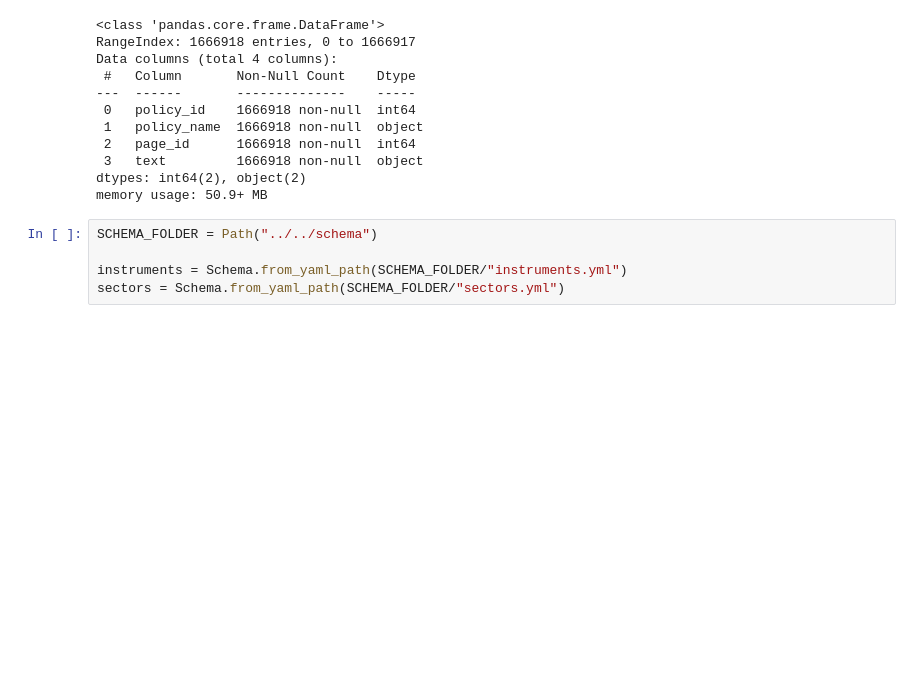
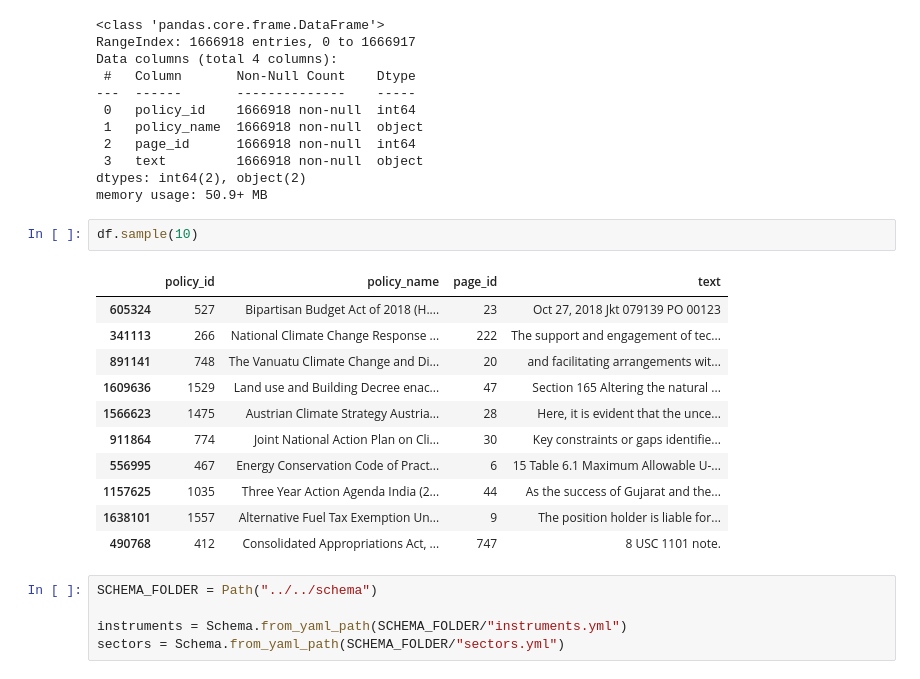
Before and after one commit to chrisaballard/policy-search, a Jupyter notebook: nbs/weak sentence classification/2021-10-04 cosine similarity between sentence vectors.ipynb, the cells around one changed output. Saved outputs shown, nothing was run; the diff lists cells and outputs as text; blank space fills up the shorter version.

```diff
--- a/nbs/weak sentence classification/2021-10-04 cosine similarity between sentence vectors.ipynb
+++ b/nbs/weak sentence classification/2021-10-04 cosine similarity between sentence vectors.ipynb
@@ -65,6 +65,20 @@ Data columns (total 4 columns):
  3   text         1666918 non-null  object
 dtypes: int64(2), object(2)
 memory usage: 50.9+ MB
+# %%
+df.sample(10)
+# %% [output]
+|  | policy_id | policy_name | page_id | text |
+| 605324 | 527 | Bipartisan Budget Act of 2018 (H.... | 23 | Oct 27, 2018 Jkt 079139 PO 00123 |
+| 341113 | 266 | National Climate Change Response ... | 222 | The support and engagement of tec... |
+| 891141 | 748 | The Vanuatu Climate Change and Di... | 20 | and facilitating arrangements wit... |
+| 1609636 | 1529 | Land use and Building Decree enac... | 47 | Section 165 Altering the natural ... |
+| 1566623 | 1475 | Austrian Climate Strategy Austria... | 28 | Here, it is evident that the unce... |
+| 911864 | 774 | Joint National Action Plan on Cli... | 30 | Key constraints or gaps identifie... |
+| 556995 | 467 | Energy Conservation Code of Pract... | 6 | 15 Table 6.1 Maximum Allowable U-... |
+| 1157625 | 1035 | Three Year Action Agenda India (2... | 44 | As the success of Gujarat and the... |
+| 1638101 | 1557 | Alternative Fuel Tax Exemption Un... | 9 | The position holder is liable for... |
+| 490768 | 412 | Consolidated Appropriations Act, ... | 747 | 8 USC 1101 note. |
 # %%
 SCHEMA_FOLDER = Path("../../schema")
 
```
Also changed, not shown: parts of 18 cells of this notebook, 1 other file.
